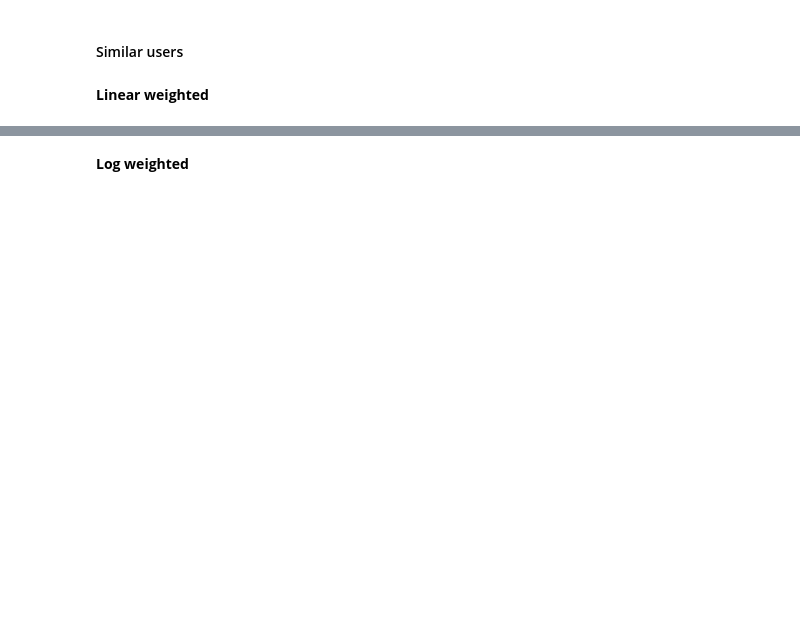
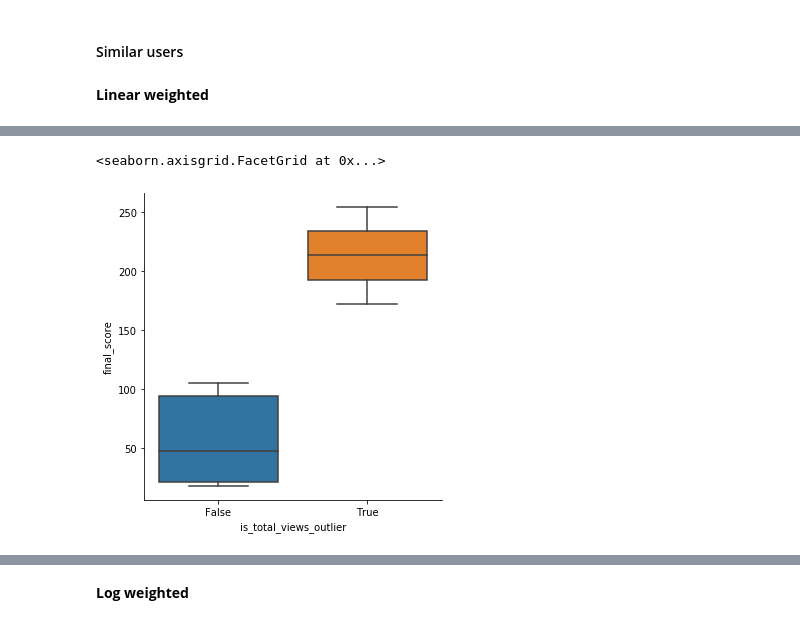
Before and after one commit to fmeiraf/dd_tokenomics, a Jupyter notebook: genesis_cohort_reward_function/reward_function.ipynb, the cells around one changed output, grey strips where cells are left out. Cells and saved outputs as stored; diff of their text form; code cells hidden in the pictures; blank space fills up the shorter version.

```diff
--- a/genesis_cohort_reward_function/reward_function.ipynb
+++ b/genesis_cohort_reward_function/reward_function.ipynb
@@ -427,0 +399,5 @@ sim_dt.sort_values('final_score', ascending=False)
+# %%
+sns.catplot(data=sim_dt, x='is_total_views_outlier', y='final_score', kind='box')
+# %% [output]
+<seaborn.axisgrid.FacetGrid at 0x...>
+[figure, added]
```
Also changed, not shown: parts of 15 cells of this notebook.
